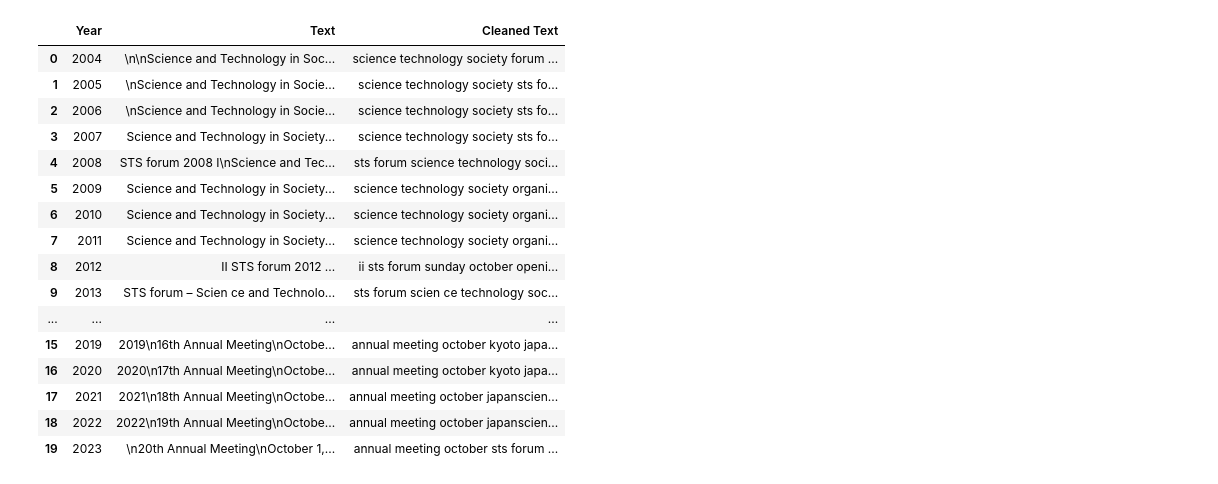
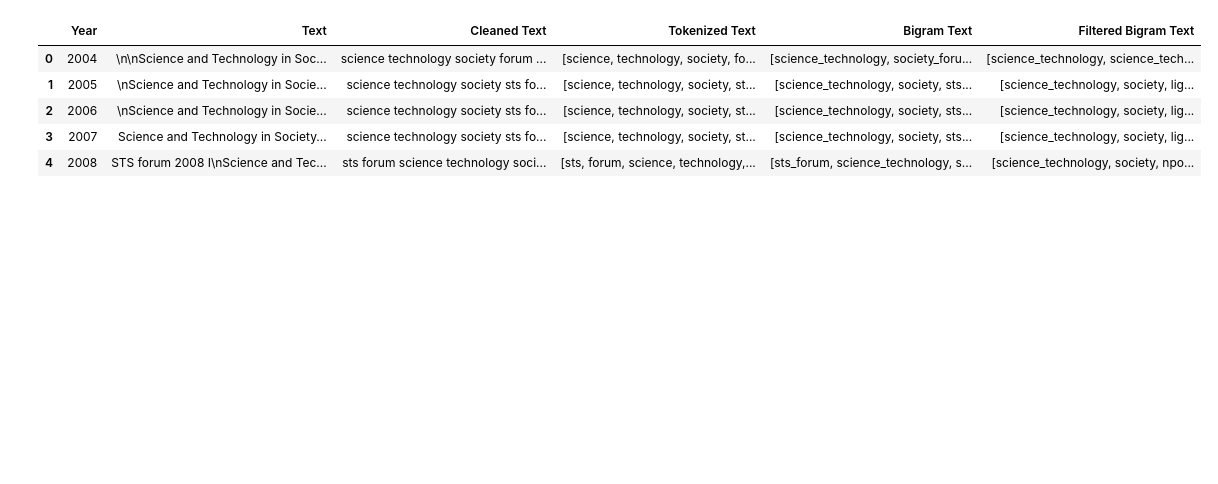
Before and after one commit to NorikaNarimatsu/NLP-for-the-Science-and-Technology-in-Society-Forum, a Jupyter notebook: analysis.ipynb, the cells around one changed output. Cells and saved outputs as stored; diff of their text form; code cells hidden in the pictures; blank space fills up the shorter version.

```diff
--- a/analysis.ipynb
+++ b/analysis.ipynb
@@ -28,45 +25,59 @@ df.head()
 # %%
-
-# Read the CSV file
+# Load the CSV file
 df = pd.read_csv("summaries.csv")
 
-# Define a function to clean the text
-def clean_text(text):
+# Define a function to clean and tokenize the text
+def clean_and_tokenize(text):
     # Remove newline characters
     text = text.replace('\n', ' ')
 
     # Tokenize the text
     tokens = word_tokenize(text)
 
     # Remove punctuation and stopwords
     stop_words = set(stopwords.words('english'))
     tokens = [word.lower() for word in tokens if word.isalpha() and word.lower() not in stop_words]
 
-    # Join the tokens back into a string
+    # Join the tokens back into a string for Cleaned Text
     cleaned_text = ' '.join(tokens)
 
-    return cleaned_text
+    return cleaned_text, tokens
 
-# Apply the cleaning function to the 'Text' column
-df['Cleaned Text'] = df['Text'].apply(clean_text)
+# Apply the cleaning and tokenization function to the 'Text' column
+df['Cleaned Text'], df['Tokenized Text'] = zip(*df['Text'].apply(clean_and_tokenize))
 
-# Display the DataFrame with cleaned text
-display(df.head(20))
+# Train a bigram model
+phrases = Phrases(df['Tokenized Text'], min_count=5, threshold=10)
+bigram = Phraser(phrases)
+
+# Apply the bigram model to transform the tokenized text
+df['Bigram Text'] = df['Tokenized Text'].apply(lambda x: bigram[x])
+
+# Exclude unwanted words and bigrams
+exclude_words = {
+    'said', 'could', 'many', 'also', 'must', 'may', 'would', 'us', 'one', 'new',
+    'however', 'important', 'use', 'well', 'including', 'explained', 'noted',
+    'example', 'order', 'stated', 'often', 'session', 'jp', 'session_chair', 'plenary_session',
+    'around_world', 'chief_executive', 'executive_officer', 'vice_president', 'also_discussed',
+    'participants', 'president', 'percent', 'shadows', 'sts_forum', 'director', 'society_forum',
+    'concurrent_sessions', 'former_president',
+    'minister', 'issue', 'issues', 'chair', 'please_contact', 'speakers', 'speaker', 'chairman', 'much',
+    'building_nagatacho', 'opening_remarks'
+}
+
+# Define a function to filter out excluded words and bigrams
+def filter_excluded_words(bigram_text):
+    return [word for word in bigram_text if word not in exclude_words]
+
+# Apply the exclusion function
+df['Filtered Bigram Text'] = df['Bigram Text'].apply(filter_excluded_words)
+
+# Display the DataFrame with cleaned, tokenized, and bigrammed text
+df.head()
 # %% [output]
-|  | Year | Text | Cleaned Text |
-| 0 | 2004 | \n\nScience and Technology in Soc... | science technology society forum ... |
-| 1 | 2005 | \nScience and Technology in Socie... | science technology society sts fo... |
-| 2 | 2006 | \nScience and Technology in Socie... | science technology society sts fo... |
-| 3 | 2007 | Science and Technology in Society... | science technology society sts fo... |
-| 4 | 2008 | STS forum 2008 I\nScience and Tec... | sts forum science technology soci... |
-| 5 | 2009 | Science and Technology in Society... | science technology society organi... |
-| 6 | 2010 | Science and Technology in Society... | science technology society organi... |
-| 7 | 2011 | Science and Technology in Society... | science technology society organi... |
-| 8 | 2012 | II STS forum 2012 ... | ii sts forum sunday october openi... |
-| 9 | 2013 | STS forum – Scien ce and Technolo... | sts forum scien ce technology soc... |
-| ... | ... | ... | ... |
-| 15 | 2019 | 2019\n16th Annual Meeting\nOctobe... | annual meeting october kyoto japa... |
-| 16 | 2020 | 2020\n17th Annual Meeting\nOctobe... | annual meeting october kyoto japa... |
-| 17 | 2021 | 2021\n18th Annual Meeting\nOctobe... | annual meeting october japanscien... |
-| 18 | 2022 | 2022\n19th Annual Meeting\nOctobe... | annual meeting october japanscien... |
-| 19 | 2023 | \n20th Annual Meeting\nOctober 1,... | annual meeting october sts forum ... |
+|  | Year | Text | Cleaned Text | Tokenized Text | Bigram Text | Filtered Bigram Text |
+| 0 | 2004 | \n\nScience and Technology in Soc... | science technology society forum ... | [science, technology, society, fo... | [science_technology, society_foru... | [science_technology, science_tech... |
+| 1 | 2005 | \nScience and Technology in Socie... | science technology society sts fo... | [science, technology, society, st... | [science_technology, society, sts... | [science_technology, society, lig... |
+| 2 | 2006 | \nScience and Technology in Socie... | science technology society sts fo... | [science, technology, society, st... | [science_technology, society, sts... | [science_technology, society, lig... |
+| 3 | 2007 | Science and Technology in Society... | science technology society sts fo... | [science, technology, society, st... | [science_technology, society, sts... | [science_technology, society, lig... |
+| 4 | 2008 | STS forum 2008 I\nScience and Tec... | sts forum science technology soci... | [sts, forum, science, technology,... | [sts_forum, science_technology, s... | [science_technology, society, npo... |
```
Also changed, not shown: parts of 8 cells of this notebook, 6 other files.
